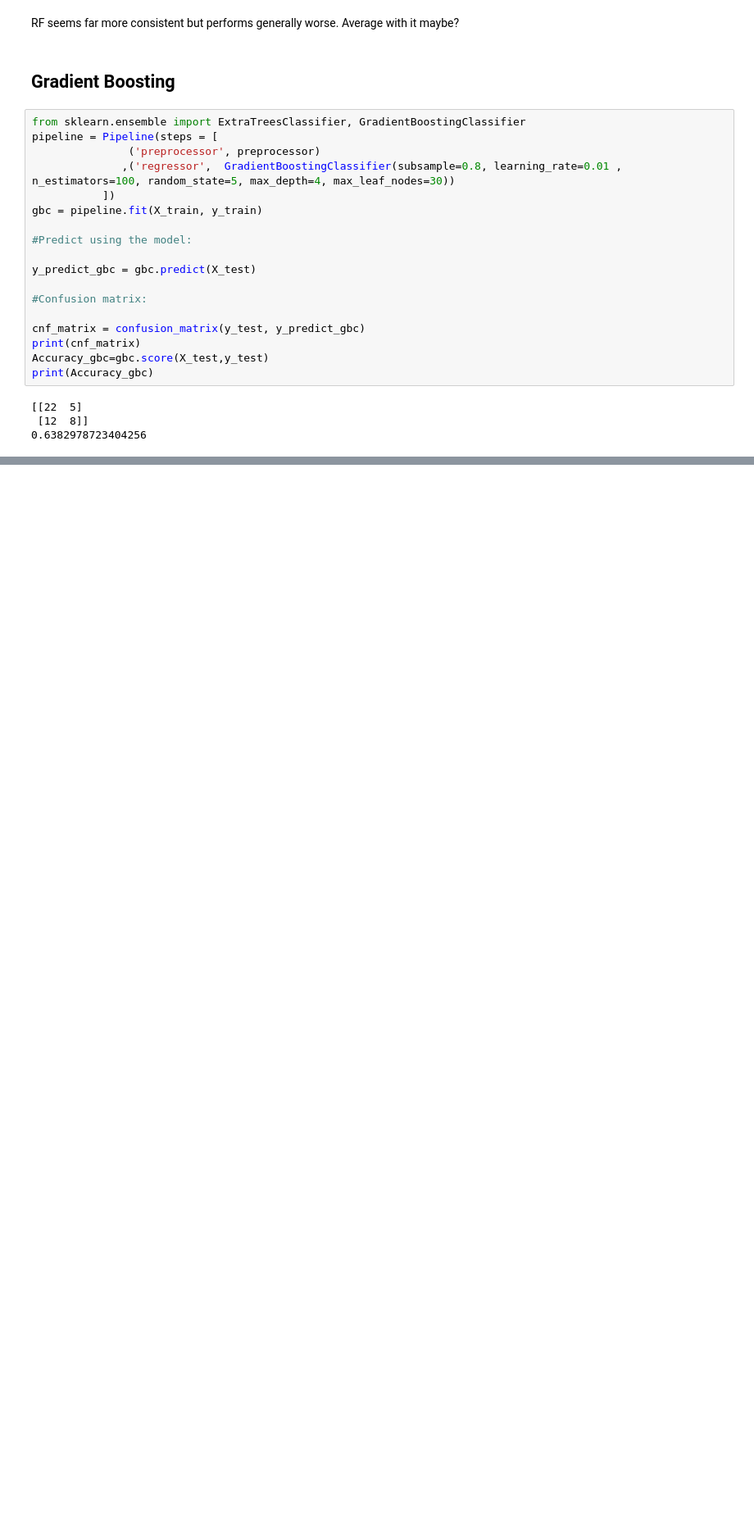
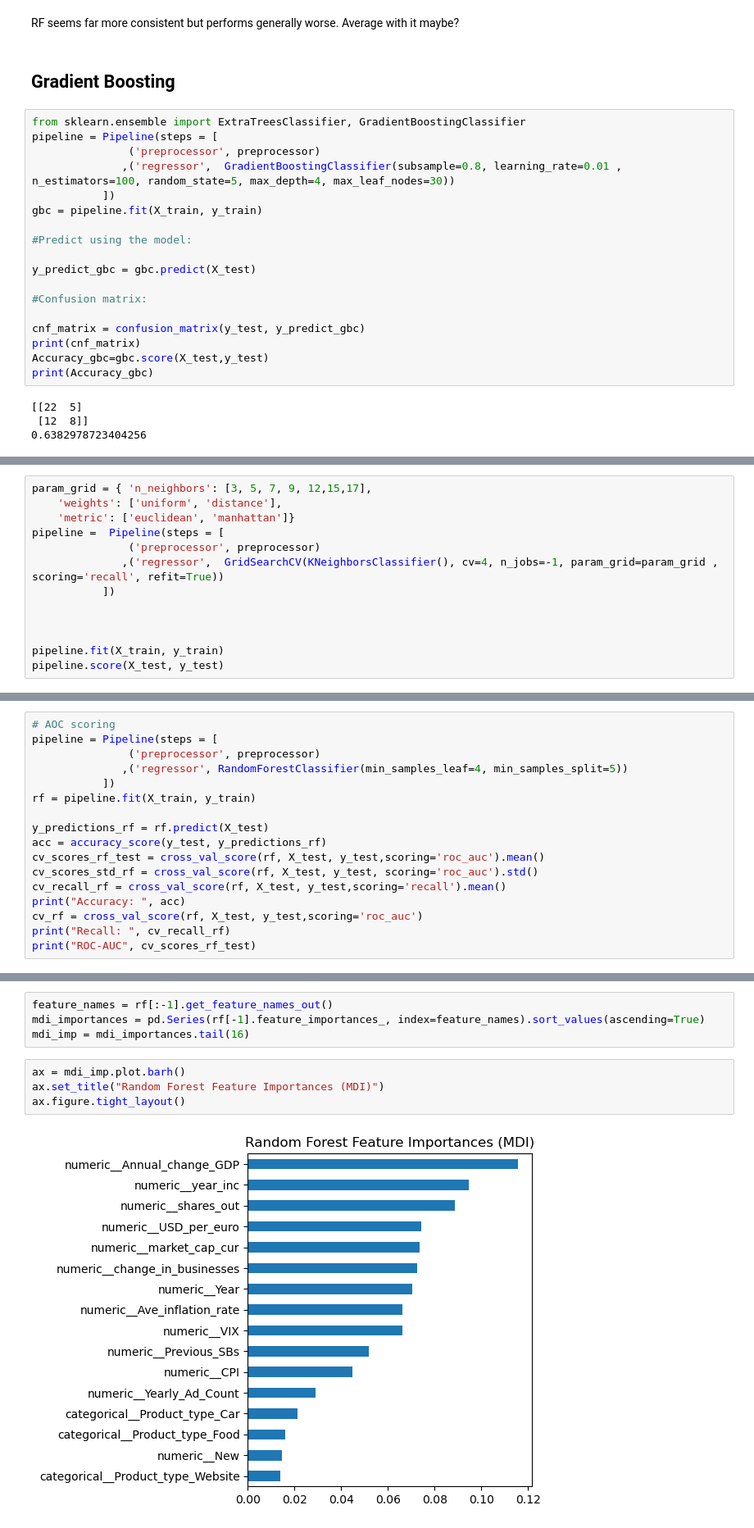
Before and after one commit to mikedshadow/Capstone-2, a Jupyter notebook: Notebooks/Model.ipynb, the cells around one changed output, grey strips where cells are left out. Shown at 82% size. Saved outputs shown, nothing was run; the diff lists cells and outputs as text; blank space fills up the shorter version.

```diff
--- a/Notebooks/Model.ipynb
+++ b/Notebooks/Model.ipynb
@@ -384,0 +636,13 @@ KeyError: 'text'
+# %%
+param_grid = { 'n_neighbors': [3, 5, 7, 9, 12,15,17],
+    'weights': ['uniform', 'distance'],
+    'metric': ['euclidean', 'manhattan']}
+pipeline =  Pipeline(steps = [
+               ('preprocessor', preprocessor)
+              ,('regressor',  GridSearchCV(KNeighborsClassifier(), cv=4, n_jobs=-1, param_grid=param_grid , scoring='recall', refit=True))
+           ])
+
+
+
+pipeline.fit(X_train, y_train)
+pipeline.score(X_test, y_test)
@@ -384,0 +660,17 @@ KeyError: 'text'
+# %%
+# AOC scoring
+pipeline = Pipeline(steps = [
+               ('preprocessor', preprocessor)
+              ,('regressor', RandomForestClassifier(min_samples_leaf=4, min_samples_split=5))
+           ])
+rf = pipeline.fit(X_train, y_train)
+
+y_predictions_rf = rf.predict(X_test)
+acc = accuracy_score(y_test, y_predictions_rf)
+cv_scores_rf_test = cross_val_score(rf, X_test, y_test,scoring='roc_auc').mean()
+cv_scores_std_rf = cross_val_score(rf, X_test, y_test, scoring='roc_auc').std()
+cv_recall_rf = cross_val_score(rf, X_test, y_test,scoring='recall').mean()
+print("Accuracy: ", acc)
+cv_rf = cross_val_score(rf, X_test, y_test,scoring='roc_auc')
+print("Recall: ", cv_recall_rf)
+print("ROC-AUC", cv_scores_rf_test)
@@ -384,0 +681,10 @@ KeyError: 'text'
+# %%
+feature_names = rf[:-1].get_feature_names_out()
+mdi_importances = pd.Series(rf[-1].feature_importances_, index=feature_names).sort_values(ascending=True)
+mdi_imp = mdi_importances.tail(16)
+# %%
+ax = mdi_imp.plot.barh()
+ax.set_title("Random Forest Feature Importances (MDI)")
+ax.figure.tight_layout()
+# %% [output]
+[figure, added]
```
Also changed, not shown: parts of 80 cells of this notebook.
